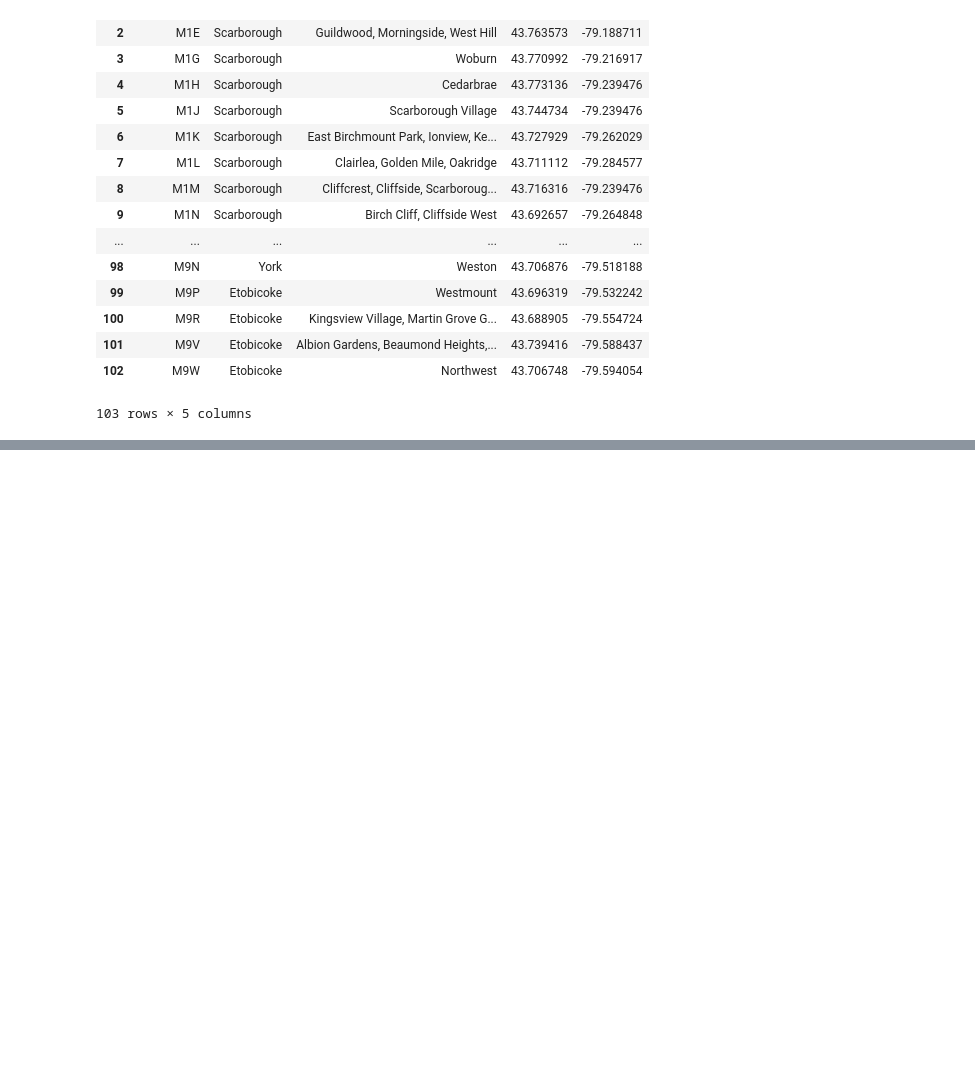
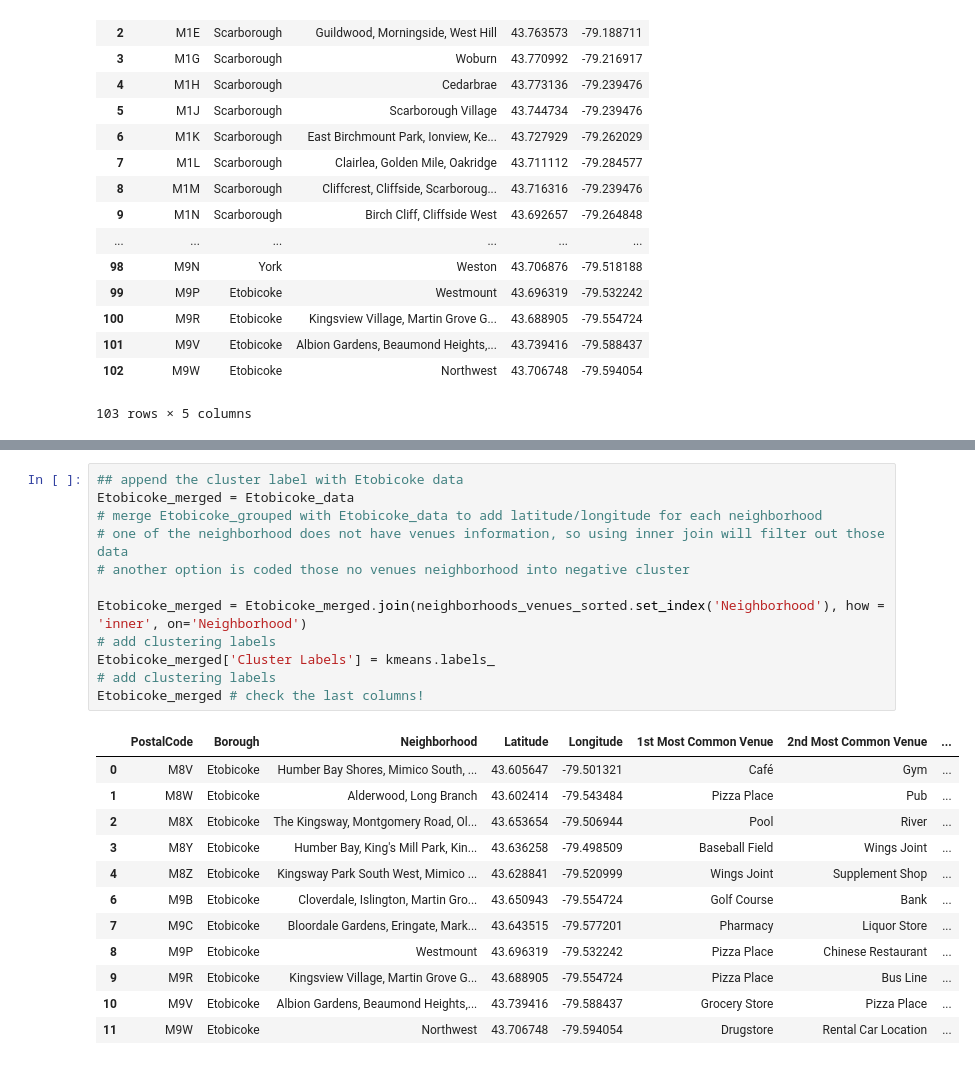
Before and after one commit to MusicLearningLab/coursera-capstone-project, a Jupyter notebook: Segmenting and Clustering Neighborhoods Toronto.ipynb, the cells around one changed output, grey strips where cells are left out. Drawn from its saved outputs; the diff is of its cells as text; blank space fills up the shorter version.

```diff
--- a/Segmenting and Clustering Neighborhoods Toronto.ipynb
+++ b/Segmenting and Clustering Neighborhoods Toronto.ipynb
@@ -238,0 +586,25 @@ zipCodeDF_geo
+# %%
+## append the cluster label with Etobicoke data
+Etobicoke_merged = Etobicoke_data
+# merge Etobicoke_grouped with Etobicoke_data to add latitude/longitude for each neighborhood
+# one of the neighborhood does not have venues information, so using inner join will filter out those data
+# another option is coded those no venues neighborhood into negative cluster
+
+Etobicoke_merged = Etobicoke_merged.join(neighborhoods_venues_sorted.set_index('Neighborhood'), how = 'inner', on='Neighborhood')
+# add clustering labels
+Etobicoke_merged['Cluster Labels'] = kmeans.labels_
+# add clustering labels
+Etobicoke_merged # check the last columns!
+# %% [output]
+|  | PostalCode | Borough | Neighborhood | Latitude | Longitude | 1st Most Common Venue | 2nd Most Common Venue | ... |
+| 0 | M8V | Etobicoke | Humber Bay Shores, Mimico South, ... | 43.605647 | -79.501321 | Café | Gym | ... |
+| 1 | M8W | Etobicoke | Alderwood, Long Branch | 43.602414 | -79.543484 | Pizza Place | Pub | ... |
+| 2 | M8X | Etobicoke | The Kingsway, Montgomery Road, Ol... | 43.653654 | -79.506944 | Pool | River | ... |
+| 3 | M8Y | Etobicoke | Humber Bay, King's Mill Park, Kin... | 43.636258 | -79.498509 | Baseball Field | Wings Joint | ... |
+| 4 | M8Z | Etobicoke | Kingsway Park South West, Mimico ... | 43.628841 | -79.520999 | Wings Joint | Supplement Shop | ... |
+| 6 | M9B | Etobicoke | Cloverdale, Islington, Martin Gro... | 43.650943 | -79.554724 | Golf Course | Bank | ... |
+| 7 | M9C | Etobicoke | Bloordale Gardens, Eringate, Mark... | 43.643515 | -79.577201 | Pharmacy | Liquor Store | ... |
+| 8 | M9P | Etobicoke | Westmount | 43.696319 | -79.532242 | Pizza Place | Chinese Restaurant | ... |
+| 9 | M9R | Etobicoke | Kingsview Village, Martin Grove G... | 43.688905 | -79.554724 | Pizza Place | Bus Line | ... |
+| 10 | M9V | Etobicoke | Albion Gardens, Beaumond Heights,... | 43.739416 | -79.588437 | Grocery Store | Pizza Place | ... |
+| 11 | M9W | Etobicoke | Northwest | 43.706748 | -79.594054 | Drugstore | Rental Car Location | ... |
```
Also changed, not shown: parts of 25 cells of this notebook.
